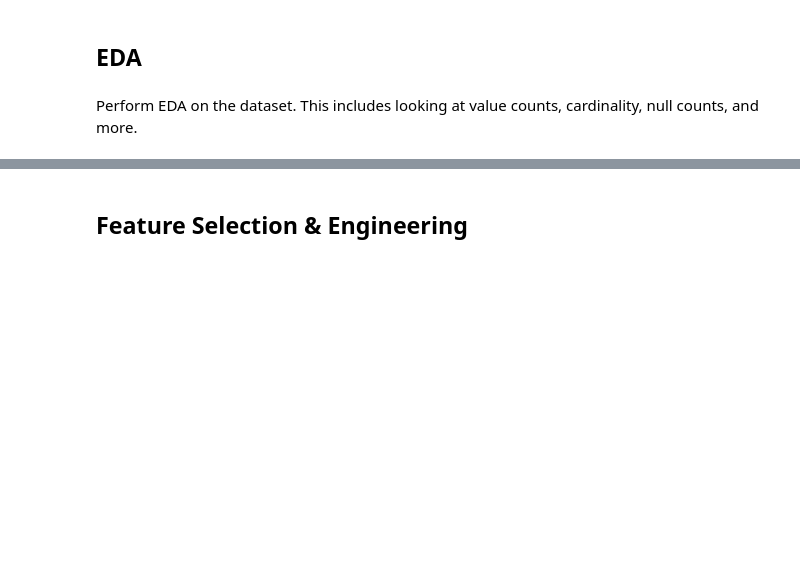
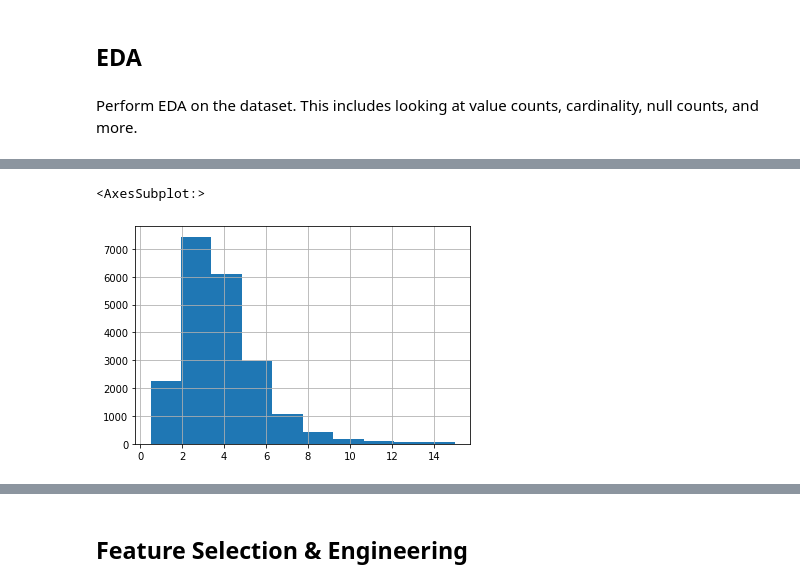
Before and after one commit to j0sephsasson/Pepsi-Training-Course, a Jupyter notebook: notebooks/solutions/E2E_Putting_Everything_Together_Day_8.ipynb, the cells around one changed output, grey strips where cells are left out. Drawn from its saved outputs; the diff is of its cells as text; code cells hidden in the pictures; blank space fills up the shorter version.

```diff
--- a/notebooks/solutions/E2E_Putting_Everything_Together_Day_8.ipynb
+++ b/notebooks/solutions/E2E_Putting_Everything_Together_Day_8.ipynb
@@ -29,0 +144,5 @@ Perform EDA on the dataset. This includes looking at value counts, cardinality,
+# %%
+X['MedInc'].hist()
+# %% [output]
+<AxesSubplot:>
+[figure, added]
```
Also changed, not shown: parts of 52 cells of this notebook, 1 other file.
